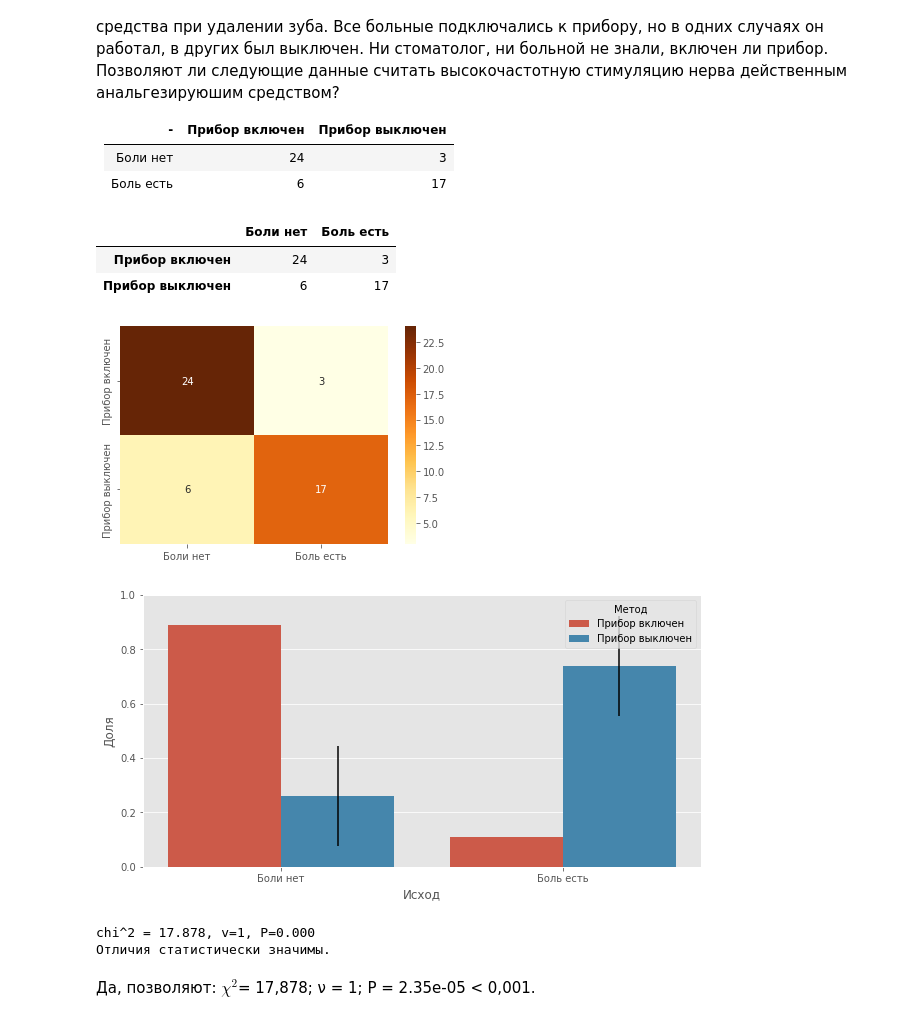
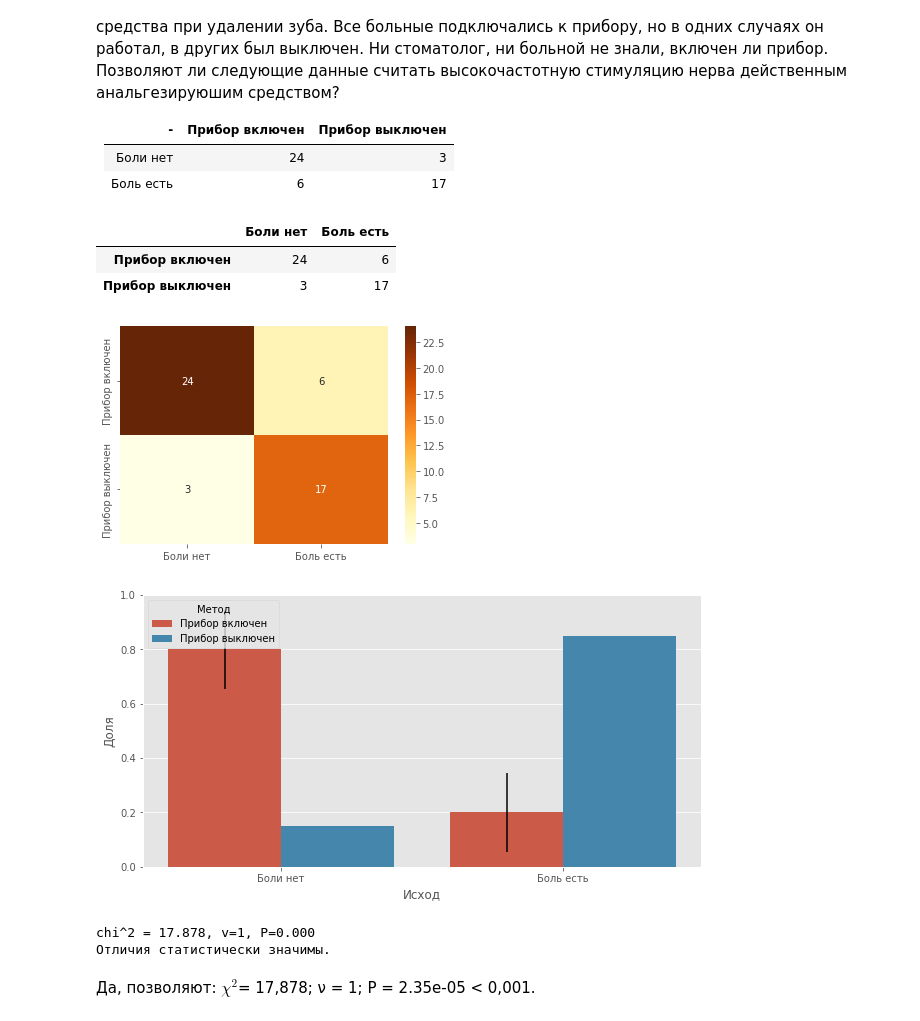
Before and after one commit to P-Mihail/medstats_ex, a Jupyter notebook: Ch05.ipynb, the cells around one changed output. Cells and saved outputs as stored; diff of their text form; code cells hidden in the pictures.

```diff
--- a/Ch05.ipynb
+++ b/Ch05.ipynb
@@ -121,20 +121,20 @@ $P = \cfrac{\cfrac{R_1!R_2!C_1!C_2!}{N!}}{O_{11}!O_{12}!O_{21}!O_{22}!}$, где
 Боли нет|24|3
 Боль есть|6|17
 # %%
-df = pd.DataFrame(data=[[24, 3], [6, 17]], columns=["Боли нет", "Боль есть"], index=["Прибор включен", "Прибор выключен"])
+df = pd.DataFrame(data=[[24, 6], [3, 17]], columns=["Боли нет", "Боль есть"], index=["Прибор включен", "Прибор выключен"])
 
 display(df)
 
 sns.heatmap(df, annot=True, cmap="YlOrBr")
 barplot_ct(df)
 
 chi2_test(df, silent=False)
 # %% [output]
 |  | Боли нет | Боль есть |
-| Прибор включен | 24 | 3 |
-| Прибор выключен | 6 | 17 |
+| Прибор включен | 24 | 6 |
+| Прибор выключен | 3 | 17 |
-[figure, old version]
+[figure, new version]
-[figure, old version]
+[figure, new version]
 chi^2 = 17.878, v=1, P=0.000
 Отличия статистически значимы.
 # %% [markdown]
```
